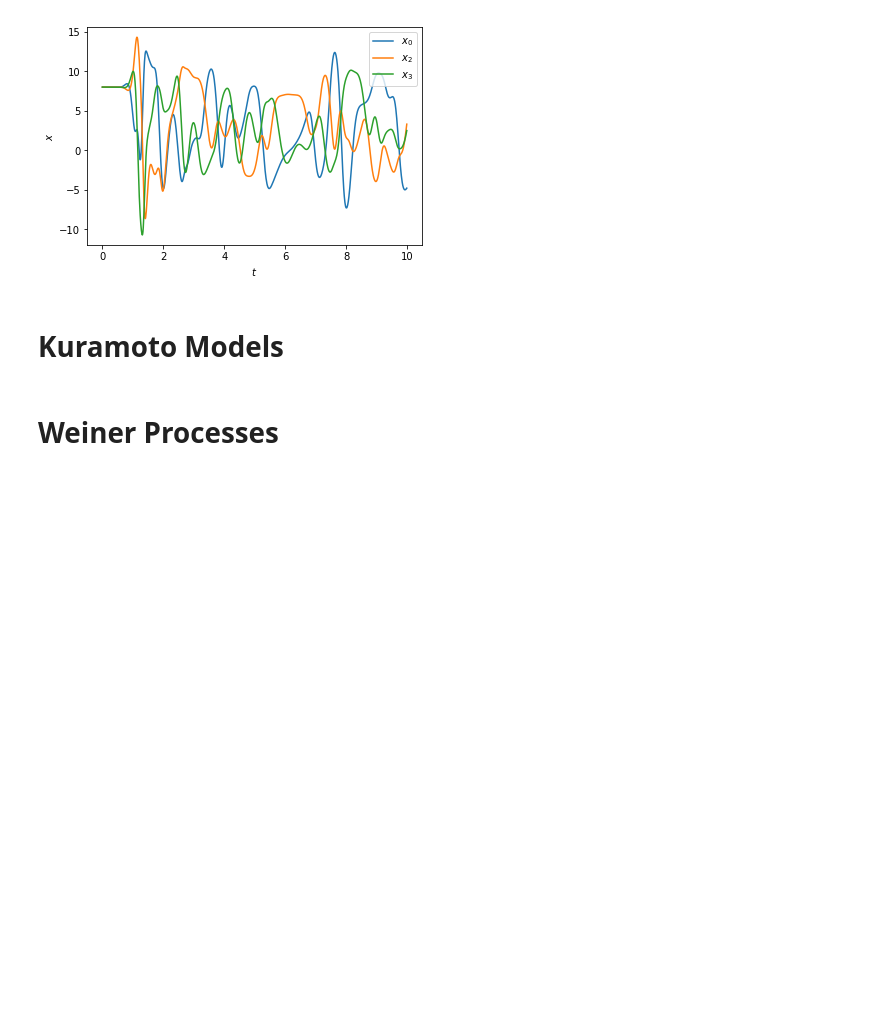
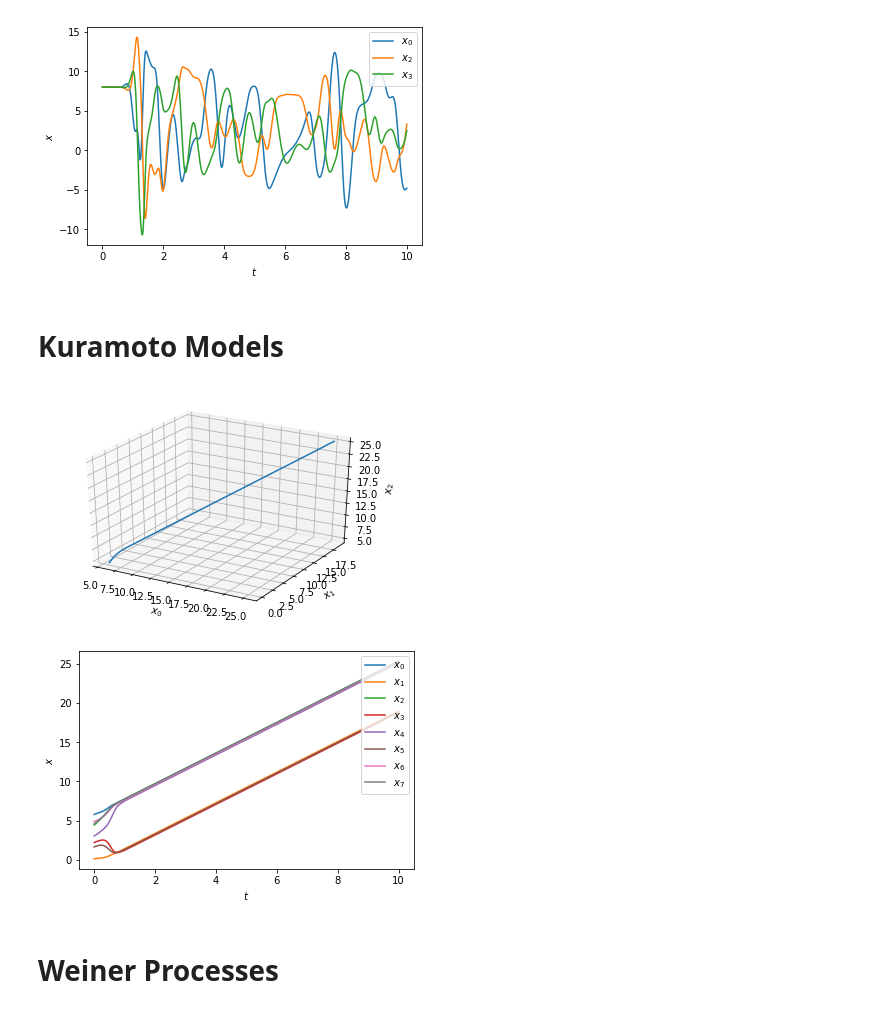
Before and after one commit to data-driven-dynamical-systems/Andre, a Jupyter notebook: dynamical_models.ipynb, the cells around one changed output. Drawn from its saved outputs; the diff is of its cells as text; code cells hidden in the pictures; blank space fills up the shorter version.

```diff
--- a/dynamical_models.ipynb
+++ b/dynamical_models.ipynb
@@ -6,7 +6,9 @@ from scipy.integrate import solve_ivp
 from mpl_toolkits.mplot3d import Axes3D
 # %%
 class dynamical_system:
-
+    '''
+    A set of inheritable methods to solve dynamical systems
+    '''
     def integrate(self,tinit, tmax, dt, x0,method='RK45'):
         '''
         Solves a differental equation from tinit to tmax and storing the
@@ -23,7 +25,7 @@ class dynamical_system:
         '''
         t_eval =  np.arange(tinit, tmax, dt)
         sol=solve_ivp(self.rhs, [tinit, tmax], x0, t_eval = t_eval,method='RK45')
-        self.xs = sol.y
+        self.xs = (sol.y).T
         self.ts = sol.t
         return sol
 
@@ -37,7 +39,7 @@ class dynamical_system:
         fig=plt.figure()
         ax = fig.gca(projection='3d')
         #generate plot object
-        ax.plot(self.xs[ind[0],:],self.xs[ind[1],:],self.xs[ind[2],:])
+        ax.plot(self.xs[:,ind[0]],self.xs[:,ind[1]],self.xs[:,ind[2]])
 
         #label axes
         ax.set_xlabel('$x_'+str(ind[0])+'$')
@@ -45,21 +47,34 @@ class dynamical_system:
         ax.set_zlabel('$x_'+str(ind[2])+'$')
         plt.show()
 
-    def evolution_plot(self,ind=[0,1,2]):
+    def evolution_plot(self,ind=None,legnames=None):
         '''
         Plot of evolution of states with respect to time
 
         Args:
             ind: indices of the states plot evolution
         '''
-        #generate plot object
-        plt.plot(self.ts,self.xs[ind,:].T)
+
+        if (ind is not None):
+            #generate plot object
+            plt.plot(self.ts,self.xs[:,ind])
+            #legend
+            if (legnames is None):
+                legnames = ['$x_' + str(i) + '$' for i in ind]
+        else:
+            #generate plot object
+            plt.plot(self.ts,self.xs)
+            #legend
+            ind = (self.xs).shape[1]
+            if (legnames is None):
+                legnames = ['$x_' + str(i) + '$' for i in range(0,ind)]
+
+
         #label axes
         plt.xlabel('$t$')
         plt.ylabel('$x$')
-        #legend
-        leg = ['$x_' + str(i) + '$' for i in ind]
-        plt.legend(leg,loc="upper right")
+
+        plt.legend(legnames,loc="upper right")
         plt.show()
 # %% [markdown]
 # Lorenz 96
@@ -277,12 +190,17 @@ N = 8  # number of variables
 K = 10.0 #coupling
 omega =  np.pi*np.random.uniform(size=N)   # natural frequency
 theta0 = 2*np.pi*np.random.uniform(size=N) # initial state
+tinit = 0.0
 tmax = 10.0
-t_eval =  np.arange(0.0, tmax, 0.001)
+dt =  0.001
 # %%
 kuramoto = Kuramoto(N,K,omega)
-sol = kuramoto.integrate(tmax, t_eval ,theta0)
-kuramoto.plot()
+sol = kuramoto.integrate(tinit, tmax, dt, theta0)
+kuramoto.trajectory_plot()
+kuramoto.evolution_plot()
+# %% [output]
+[figure, added]
+[figure, added]
 # %% [markdown]
 # Weiner Processes
 # %%
```
Also changed, not shown: parts of 9 cells of this notebook.
